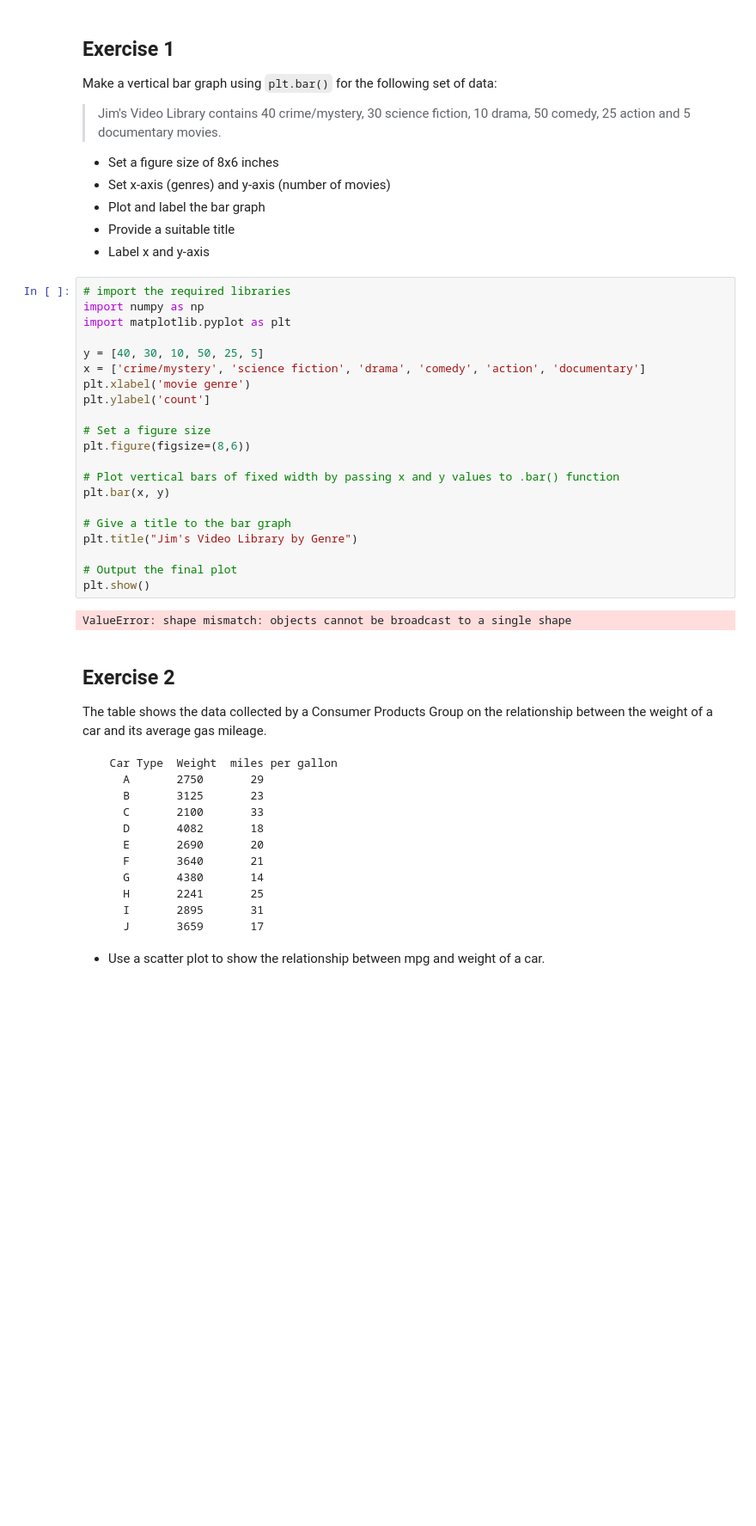
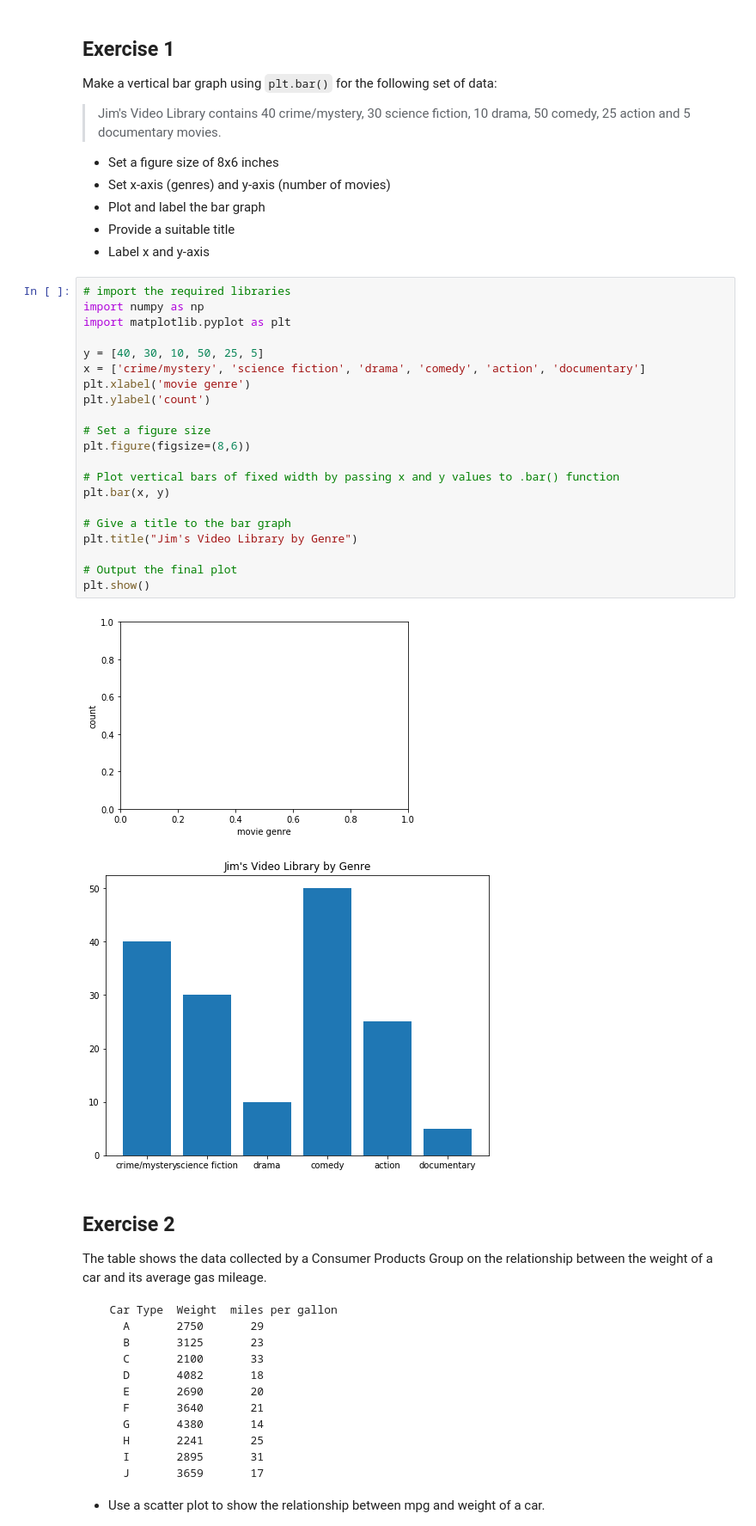
Before and after one commit to kayschulz/dsc-0-01-22-visualizing-data-lab-seattle-ds-career-040119, a Jupyter notebook: index.ipynb, the cells around one changed output. Shown at 86% size. Cells and saved outputs as stored; diff of their text form; blank space fills up the shorter version.

```diff
--- a/index.ipynb
+++ b/index.ipynb
@@ -23,26 +23,27 @@ Make a vertical bar graph using `plt.bar()` for the following set of data:
 # %%
 # import the required libraries
 import numpy as np
 import matplotlib.pyplot as plt
 
 y = [40, 30, 10, 50, 25, 5]
 x = ['crime/mystery', 'science fiction', 'drama', 'comedy', 'action', 'documentary']
 plt.xlabel('movie genre')
-plt.ylabel('count']
+plt.ylabel('count')
 
 # Set a figure size
 plt.figure(figsize=(8,6))
 
 # Plot vertical bars of fixed width by passing x and y values to .bar() function
 plt.bar(x, y)
 
 # Give a title to the bar graph
 plt.title("Jim's Video Library by Genre")
 
 # Output the final plot
 plt.show()
 # %% [output]
-ValueError: shape mismatch: objects cannot be broadcast to a single shape
+[figure, added]
+[figure, added]
 # %% [markdown]
 ## Exercise 2
 
```
